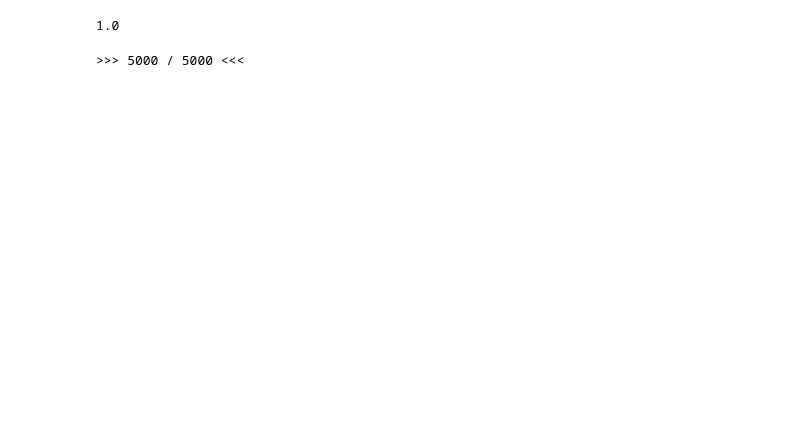
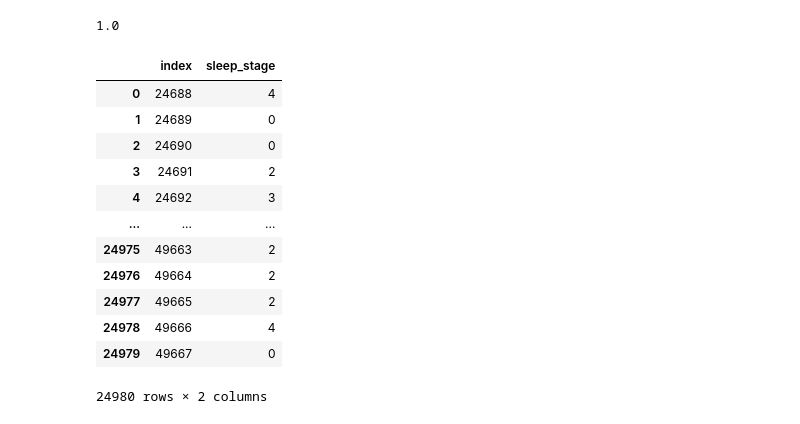
Before and after one commit to benoitcharmettant/td_machine_learning, a Jupyter notebook: final/pipeline_python.ipynb, the cells around one changed output. Cells and saved outputs as stored; diff of their text form; code cells hidden in the pictures; blank space fills up the shorter version.

```diff
--- a/final/pipeline_python.ipynb
+++ b/final/pipeline_python.ipynb
@@ -294,0 +311,12 @@ X_train, X_test, y_train, y_test = train_test_split(features, y, test_size = 0.3
+# %%
+from sklearn.feature_selection import SelectKBest
+from sklearn.feature_selection import f_classif
+
+X_train, X_test, y_train, y_test = train_test_split(features, y, test_size = 0.3)
+
+slct = SelectKBest(f_classif, k=10)
+
+X_train = slct.fit_transform(X_train, y_train)
+X_test = slct.transform(X_test)
+
+X_train
@@ -318,10 +358,13 @@ eval_path = "/home/benoit/data/dreem_challenge/X_test/X_test.h5"
 
 d_eval = h5py.File(eval_path, 'r')
 
-features_eval['abs_index'] = sample
-features_eval.to_csv(join(data_dir, "computed", 'test_1_eval_a.csv'))
+# features_eval['abs_index'] = sample
+# features_eval.to_csv(join(data_dir, "computed", 'test_1_eval_a.csv'))
-# %% [output]
->>> 5000 / 5000 <<<
 # %%
 features_eval = load_features(join(data_dir, "computed", 'base_1_eval.csv'))
-features_eval = features_1.drop(['abs_index'], axis=1)
+f_eval = features_eval.drop(['abs_index'], axis=1)
+# %%
+eval_pred = clf.predict(f_eval)
+# %%
+sub = read_csv(join(data_dir, 'sample_submission.csv'))
+sub['sleep_stage'] = eval_pred
@@ -327,0 +373,16 @@ features_eval = features_1.drop(['abs_index'], axis=1)
+# %%
+sub
+# %% [output]
+|  | index | sleep_stage |
+| 0 | 24688 | 4 |
+| 1 | 24689 | 0 |
+| 2 | 24690 | 0 |
+| 3 | 24691 | 2 |
+| 4 | 24692 | 3 |
+| ... | ... | ... |
+| 24975 | 49663 | 2 |
+| 24976 | 49664 | 2 |
+| 24977 | 49665 | 2 |
+| 24978 | 49666 | 4 |
+| 24979 | 49667 | 0 |
+24980 rows × 2 columns
```
Also changed, not shown: parts of 8 cells of this notebook.
